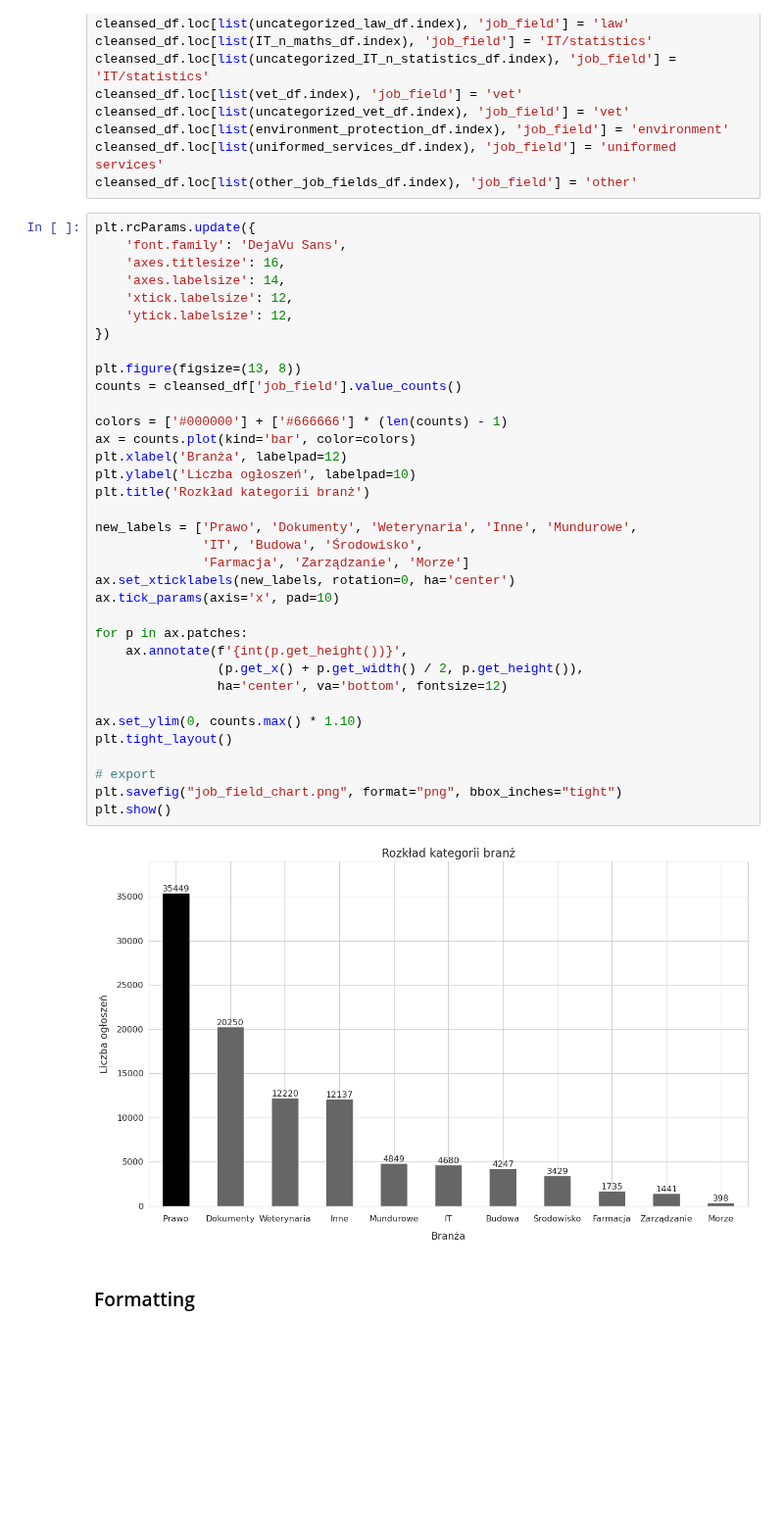
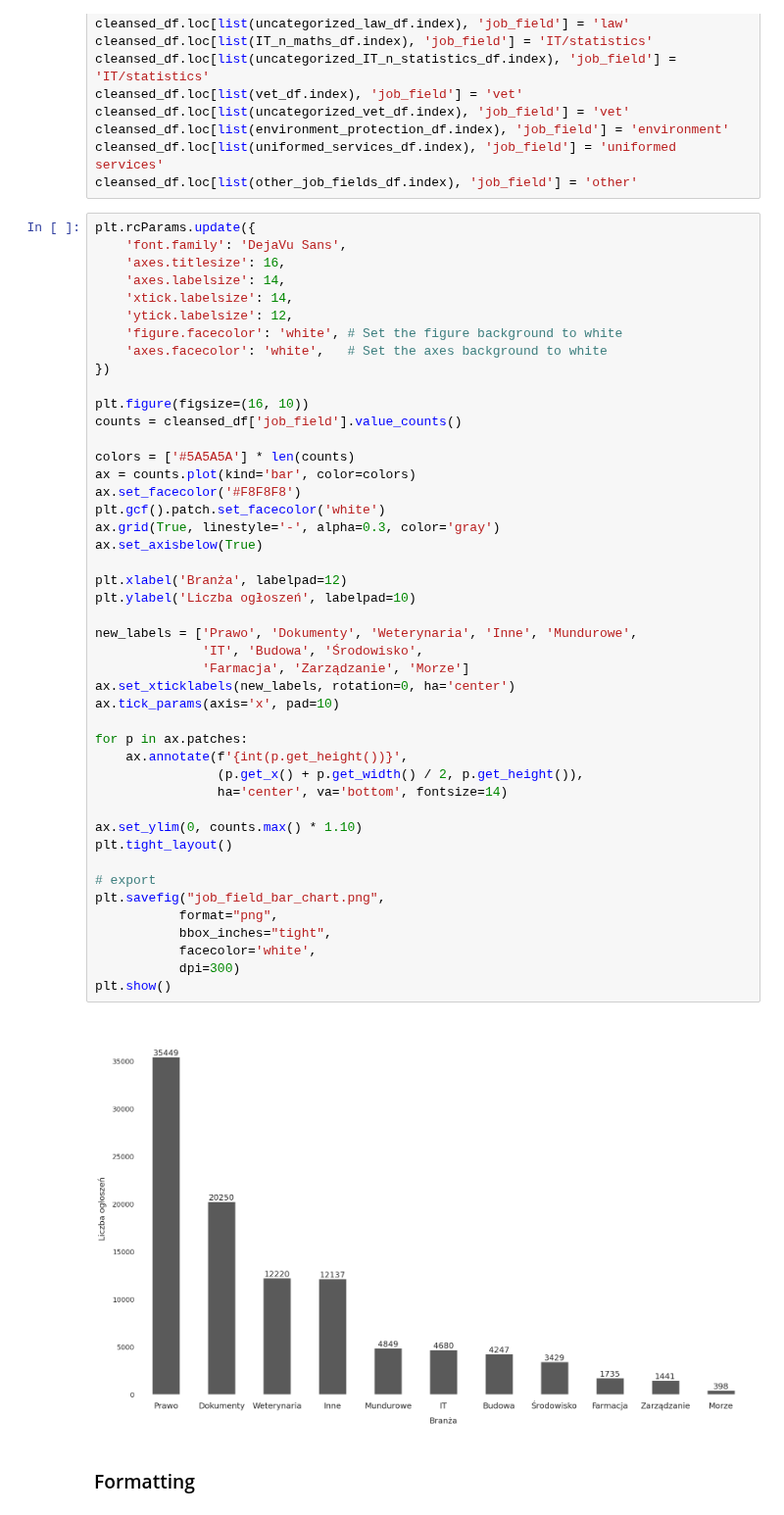
Before and after one commit to BERENZ/2024-mgr-sluzba-cywilna, a Jupyter notebook: Python/Code/Further_data_cleansing.ipynb, the cells around one changed output. Shown at 98% size. Cells and saved outputs as stored; diff of their text form; blank space fills up the shorter version.

Commit message:
making charts better

```diff
--- a/Python/Code/Further_data_cleansing.ipynb
+++ b/Python/Code/Further_data_cleansing.ipynb
@@ -417,40 +466,50 @@ cleansed_df.loc[list(other_job_fields_df.index), 'job_field'] = 'other'
 # %%
 plt.rcParams.update({
     'font.family': 'DejaVu Sans',
     'axes.titlesize': 16,
     'axes.labelsize': 14,
-    'xtick.labelsize': 12,
+    'xtick.labelsize': 14,
     'ytick.labelsize': 12,
+    'figure.facecolor': 'white', # Set the figure background to white
+    'axes.facecolor': 'white',   # Set the axes background to white
 })
 
-plt.figure(figsize=(13, 8))
+plt.figure(figsize=(16, 10))
 counts = cleansed_df['job_field'].value_counts()
 
-colors = ['#000000'] + ['#666666'] * (len(counts) - 1)
+colors = ['#5A5A5A'] * len(counts)
 ax = counts.plot(kind='bar', color=colors)
+ax.set_facecolor('#F8F8F8')
+plt.gcf().patch.set_facecolor('white')
+ax.grid(True, linestyle='-', alpha=0.3, color='gray')
+ax.set_axisbelow(True)
+
 plt.xlabel('Branża', labelpad=12)
 plt.ylabel('Liczba ogłoszeń', labelpad=10)
-plt.title('Rozkład kategorii branż')
 
 new_labels = ['Prawo', 'Dokumenty', 'Weterynaria', 'Inne', 'Mundurowe',
               'IT', 'Budowa', 'Środowisko',
               'Farmacja', 'Zarządzanie', 'Morze']
 ax.set_xticklabels(new_labels, rotation=0, ha='center')
 ax.tick_params(axis='x', pad=10)
 
 for p in ax.patches:
     ax.annotate(f'{int(p.get_height())}',
                 (p.get_x() + p.get_width() / 2, p.get_height()),
-                ha='center', va='bottom', fontsize=12)
+                ha='center', va='bottom', fontsize=14)
 
 ax.set_ylim(0, counts.max() * 1.10)
 plt.tight_layout()
 
 # export
-plt.savefig("job_field_chart.png", format="png", bbox_inches="tight")
+plt.savefig("job_field_bar_chart.png",
+           format="png",
+           bbox_inches="tight",
+           facecolor='white',
+           dpi=300)
 plt.show()
 # %% [output]
-[figure, old version]
+[figure, new version]
 # %% [markdown]
 ### Formatting
 # %%
```
Also changed, not shown: parts of 3 cells of this notebook.
